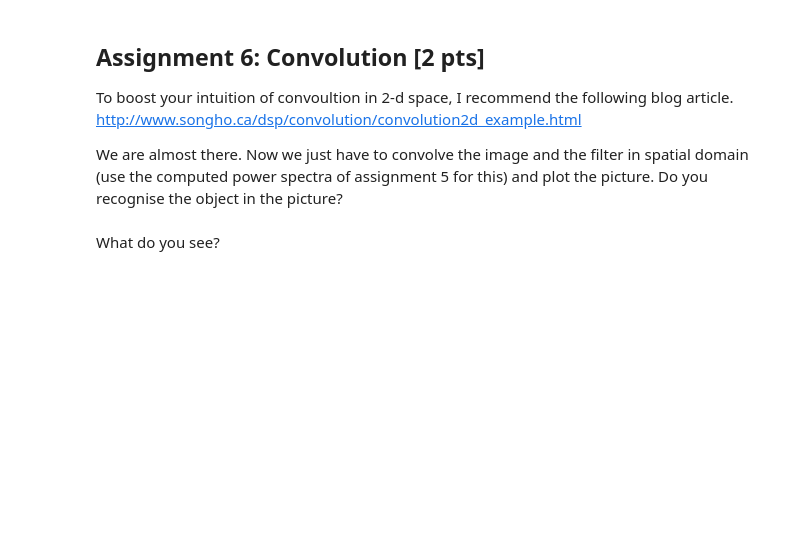
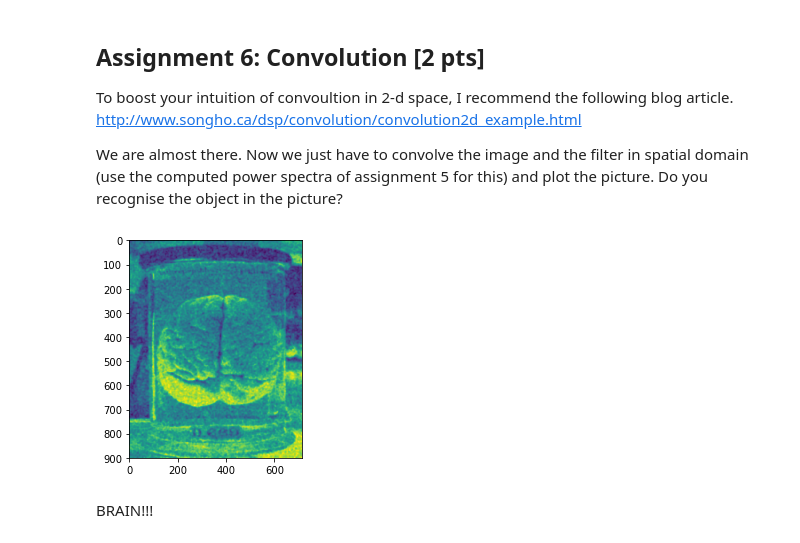
Before and after one commit to NBP-ACC/week-9-acc_7, a Jupyter notebook: sheet07.ipynb, the cells around one changed output. Drawn from its saved outputs; the diff is of its cells as text; code cells hidden in the pictures; blank space fills up the shorter version.

```diff
--- a/sheet07.ipynb
+++ b/sheet07.ipynb
@@ -149,2 +155,0 @@ We are almost there. Now we just have to convolve the image and the filter in sp
-# %% [markdown]
-What do you see?
@@ -150,0 +163,12 @@ What do you see?
+# %%
+from scipy.ndimage import gaussian_filter
+lp_filter = gaussian_filter(text , sigma=3)
+
+
+#plot the filter
+plt.imshow(lp_filter)
+plt.show()
+# %% [output]
+[figure, added]
+# %% [markdown]
+BRAIN!!!
```
Also changed, not shown: parts of 8 cells of this notebook.
